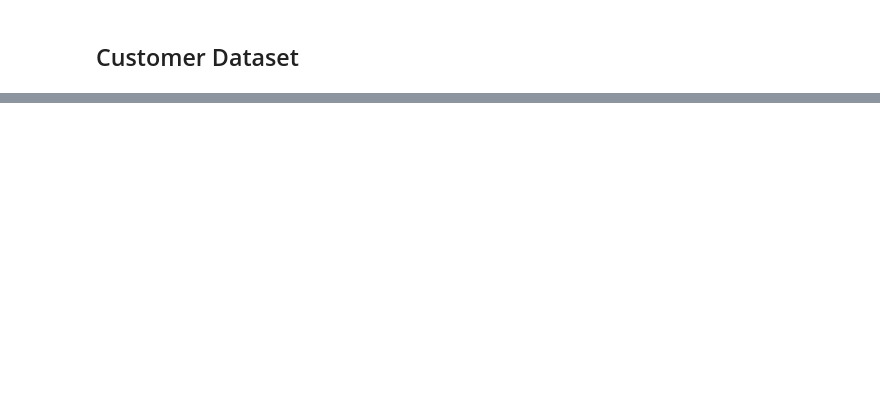
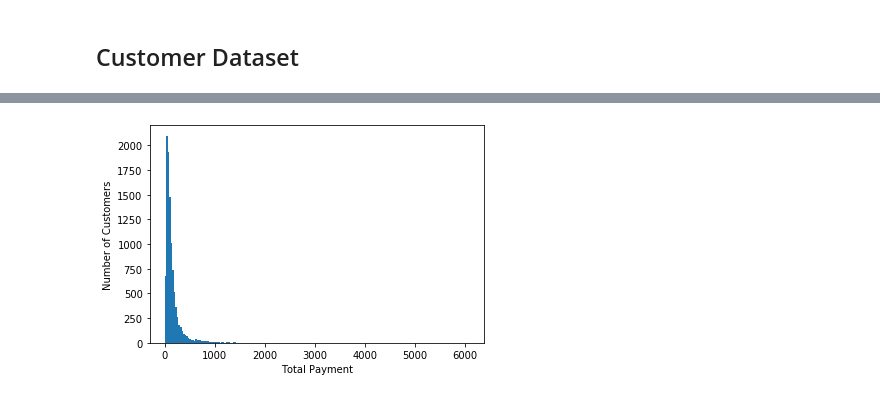
Before and after one commit to alireza-alizadegan/e-commerce-Sales, a Jupyter notebook: Brazil/Customer Segmentation.ipynb, the cells around one changed output, grey strips where cells are left out. Drawn from its saved outputs; the diff is of its cells as text; code cells hidden in the pictures; blank space fills up the shorter version.

```diff
--- a/Brazil/Customer Segmentation.ipynb
+++ b/Brazil/Customer Segmentation.ipynb
@@ -979,0 +229,6 @@ Name: customer_id, Length: 103886, dtype: bool
+# %%
+plt.hist(rfm_df.monetary, bins=200)
+plt.xlabel('Total Payment')
+plt.ylabel('Number of Customers');
+# %% [output]
+[figure, added]
```
Also changed, not shown: parts of 138 cells of this notebook, 10 other files.
